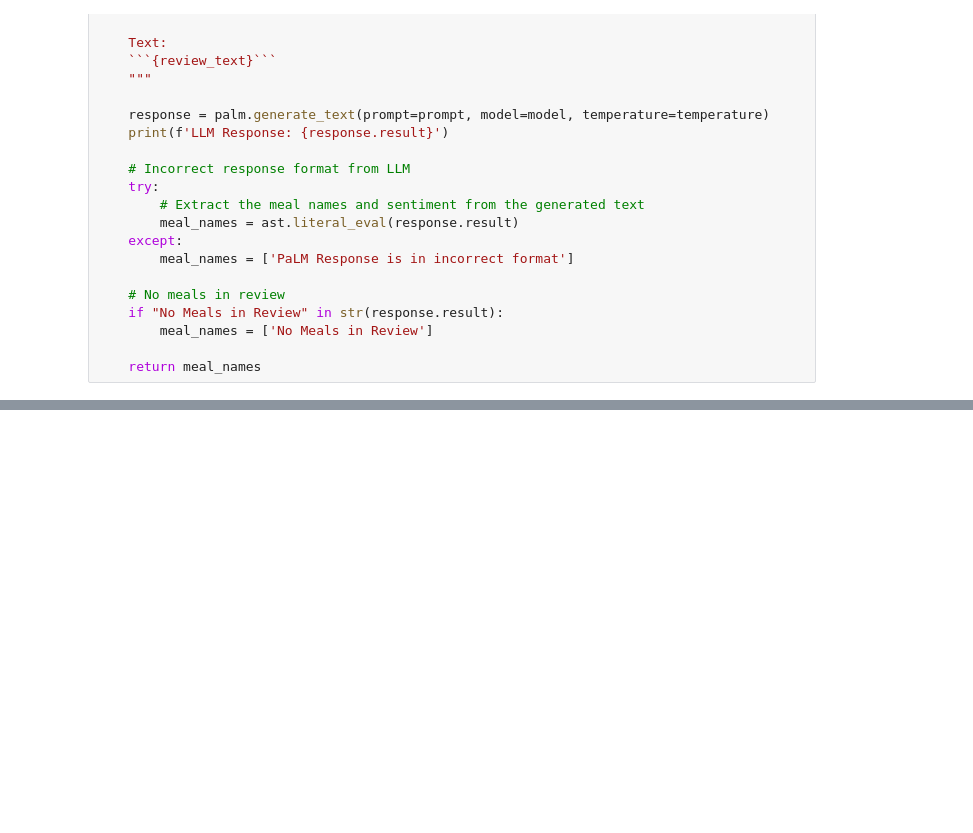
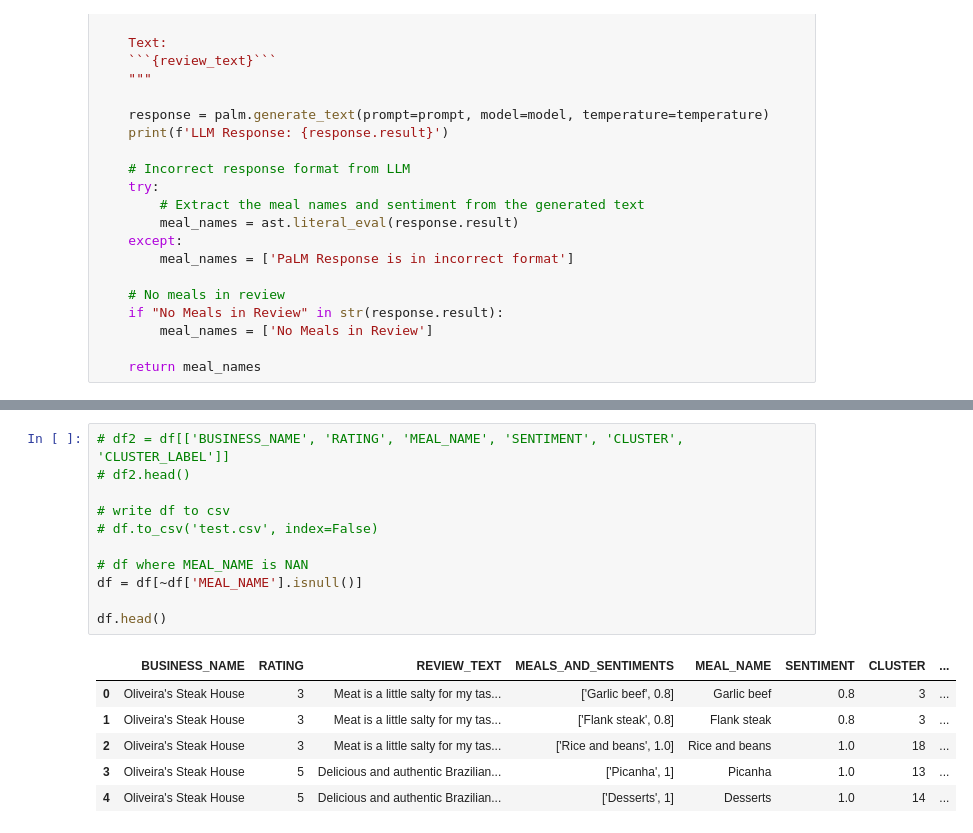
Before and after one commit to harshshah2599/BiteBuddy, a Jupyter notebook: LLM/LLM_Processing.ipynb, the cells around one changed output, grey strips where cells are left out. Cells and saved outputs as stored; diff of their text form; blank space fills up the shorter version.

```diff
--- a/LLM/LLM_Processing.ipynb
+++ b/LLM/LLM_Processing.ipynb
@@ -234,3 +323,21 @@ df = assign_cluster_labels(df)
+# %%
+# df2 = df[['BUSINESS_NAME', 'RATING', 'MEAL_NAME', 'SENTIMENT', 'CLUSTER', 'CLUSTER_LABEL']]
+# df2.head()
+
+# write df to csv
+# df.to_csv('test.csv', index=False)
+
+# df where MEAL_NAME is NAN
+df = df[~df['MEAL_NAME'].isnull()]
+
+df.head()
+# %% [output]
+|  | BUSINESS_NAME | RATING | REVIEW_TEXT | MEALS_AND_SENTIMENTS | MEAL_NAME | SENTIMENT | CLUSTER | ... |
+| 0 | Oliveira's Steak House | 3 | Meat is a little salty for my tas... | ['Garlic beef', 0.8] | Garlic beef | 0.8 | 3 | ... |
+| 1 | Oliveira's Steak House | 3 | Meat is a little salty for my tas... | ['Flank steak', 0.8] | Flank steak | 0.8 | 3 | ... |
+| 2 | Oliveira's Steak House | 3 | Meat is a little salty for my tas... | ['Rice and beans', 1.0] | Rice and beans | 1.0 | 18 | ... |
+| 3 | Oliveira's Steak House | 5 | Delicious and authentic Brazilian... | ['Picanha', 1] | Picanha | 1.0 | 13 | ... |
+| 4 | Oliveira's Steak House | 5 | Delicious and authentic Brazilian... | ['Desserts', 1] | Desserts | 1.0 | 14 | ... |
 # %%
 #################################################################################
 # Upload the data to Snowflake
```
Also changed, not shown: parts of 14 cells of this notebook, 5 other files.
